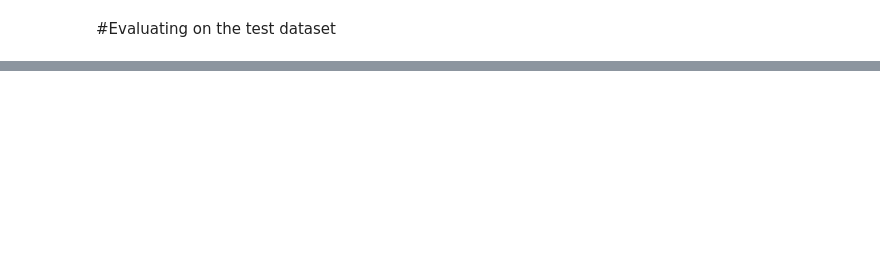
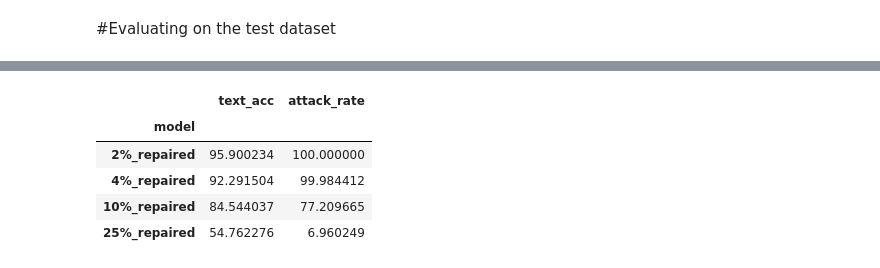
Before and after one commit to akanksha6/ML-Cyber-Security, a Jupyter notebook: MLCyber_Lab4.ipynb, the cells around one changed output, grey strips where cells are left out. Cells and saved outputs as stored; diff of their text form; code cells hidden in the pictures; blank space fills up the shorter version.

```diff
--- a/MLCyber_Lab4.ipynb
+++ b/MLCyber_Lab4.ipynb
@@ -319,2 +309,10 @@ G_model_X_25 = G(bd_model, test_model_X_25)
 # %% [markdown]
 #Evaluating on the test dataset
+# %%
+cl_2_pred = np.argmax(model_X2.predict(x_test_cl), axis=1)
+acc_2 = np.mean(np.equal(cl_2_pred, y_test_cl)) * 100
+print('Classification accuracy on the clean test data for 2% drops model:', acc_2)
+
+bd_2_pred = np.argmax(model_X2.predict(x_test_bd), axis=1)
+success_rate_2 = np.mean(np.equal(bd_2_pred, y_test_bd)) * 100
+print('Attack Success Rate for 2% drops model:', success_rate_2)
@@ -320,0 +324,8 @@ G_model_X_25 = G(bd_model, test_model_X_25)
+# %%
+cl_4_pred = np.argmax(model_X4.predict(x_test_cl), axis=1)
+acc_4 = np.mean(np.equal(cl_4_pred, y_test_cl)) * 100
+print('Classification accuracy on the clean test data for 4% drops model:', acc_4)
+
+bd_4_pred = np.argmax(model_X4.predict(x_test_bd), axis=1)
+success_rate_4 = np.mean(np.equal(bd_4_pred, y_test_bd)) * 100
+print('Attack Success Rate for 4% drops model:', success_rate_4)
@@ -320,0 +337,8 @@ G_model_X_25 = G(bd_model, test_model_X_25)
+# %%
+cl_10_pred = np.argmax(model_X10.predict(x_test_cl), axis=1)
+acc_10 = np.mean(np.equal(cl_10_pred, y_test_cl)) * 100
+print('Classification accuracy on the clean test data for 10% drops model:', acc_10)
+
+bd_10_pred = np.argmax(model_X10.predict(x_test_bd), axis=1)
+success_rate_10 = np.mean(np.equal(bd_10_pred, y_test_bd)) * 100
+print('Attack Success Rate for 10% drops model:', success_rate_10)
@@ -320,0 +363,19 @@ G_model_X_25 = G(bd_model, test_model_X_25)
+# %%
+attack_success_rate = [success_rate_2, success_rate_4, success_rate_10, success_rate_25]
+test_acc = [acc_2, acc_4, acc_10, acc_25]
+
+data = {
+    "text_acc": test_acc,
+    "model": ["2%_repaired", "4%_repaired", "10%_repaired", "25%_repaired"],
+    "attack_rate": attack_success_rate,
+}
+
+df = pd.DataFrame(data)
+df.set_index('model')
+# %% [output]
+|  | text_acc | attack_rate |
+| model |  |  |
+| 2%_repaired | 95.900234 | 100.000000 |
+| 4%_repaired | 92.291504 | 99.984412 |
+| 10%_repaired | 84.544037 | 77.209665 |
+| 25%_repaired | 54.762276 | 6.960249 |
```
Also changed, not shown: parts of 37 cells of this notebook.
